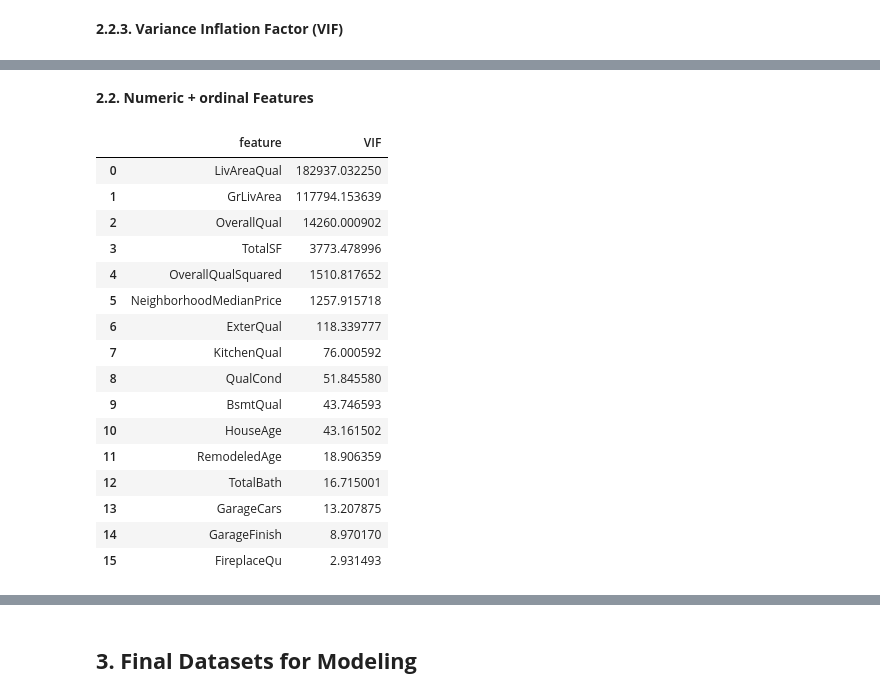
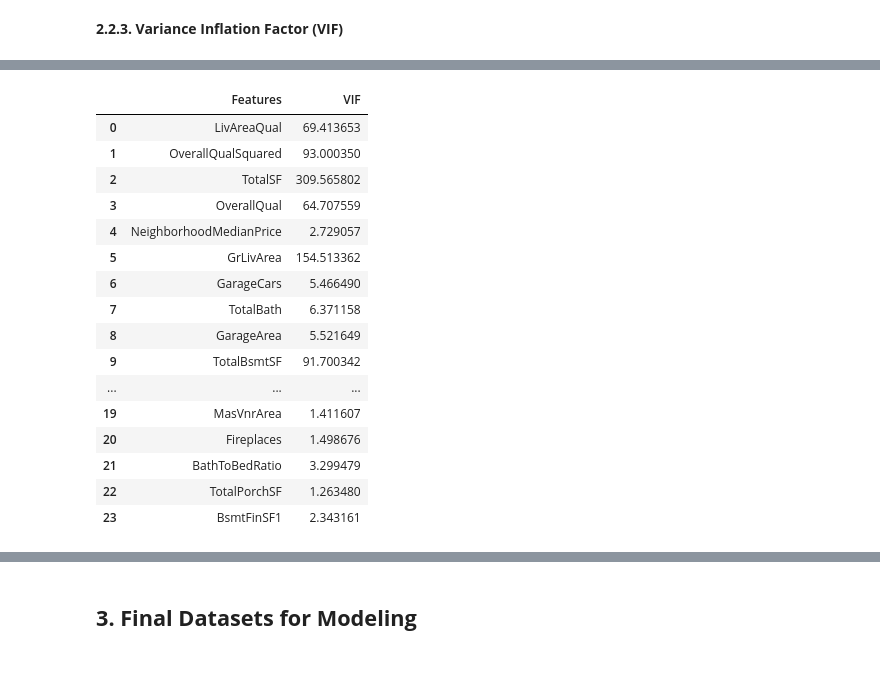
Before and after one commit to annugit1655/Real-Estate-Price-Prediction, a Jupyter notebook: Real-Estate-Price-Prediction/notebooks/02-Preprocessing-&-Feature-Engg.ipynb, the cells around one changed output, grey strips where cells are left out. Saved outputs shown, nothing was run; the diff lists cells and outputs as text; code cells hidden in the pictures; blank space fills up the shorter version.

```diff
--- a/Real-Estate-Price-Prediction/notebooks/02-Preprocessing-&-Feature-Engg.ipynb
+++ b/Real-Estate-Price-Prediction/notebooks/02-Preprocessing-&-Feature-Engg.ipynb
@@ -737,8 +768,8 @@ def compute_vif(df):
 
     # create dataframe to store vif values
     vif = pd.DataFrame()
-    vif["Variable"] = d.columns
+    vif["Features"] = d.columns
     vif["VIF"] = [variance_inflation_factor(d.values, i) for i in range(d.shape[1])]
-    vif = vif[vif['Variable']!='intercept']
+    vif = vif[vif['Features']!='intercept']
     return vif
-# Criterion: Remove variables with VIF >= 5.0
+# Criterion: Remove variables with VIF >= 10.0
@@ -792,2 +779,0 @@ year_remove = [col for col in year_var if col not in year_features] # Remove 'Ga
-# %% [markdown]
-**2.2. Numeric + ordinal Features**
@@ -804,23 +780,21 @@ new_selected_features = [feat for feat in selected_num_ordinal_features if feat
-# %%
-vif_data = filter_by_vif(train_df, new_selected_features)
-vif_df = vif_data.sort_values('VIF', ascending=False, ignore_index=True)
-vif_df
-#vif_df[vif_df['VIF'] < 10]
-# %% [output]
-|  | feature | VIF |
-| 0 | LivAreaQual | 182937.032250 |
-| 1 | GrLivArea | 117794.153639 |
-| 2 | OverallQual | 14260.000902 |
-| 3 | TotalSF | 3773.478996 |
-| 4 | OverallQualSquared | 1510.817652 |
-| 5 | NeighborhoodMedianPrice | 1257.915718 |
-| 6 | ExterQual | 118.339777 |
-| 7 | KitchenQual | 76.000592 |
-| 8 | QualCond | 51.845580 |
-| 9 | BsmtQual | 43.746593 |
-| 10 | HouseAge | 43.161502 |
-| 11 | RemodeledAge | 18.906359 |
-| 12 | TotalBath | 16.715001 |
-| 13 | GarageCars | 13.207875 |
-| 14 | GarageFinish | 8.970170 |
-| 15 | FireplaceQu | 2.931493 |
+# %%
+selected_num_cols = scores_df[scores_df['Eta_Squared'] > 0.14]['Feature'].tolist()
+compute_vif(train_pro[selected_num_cols])
+# %% [output]
+|  | Features | VIF |
+| 0 | LivAreaQual | 69.413653 |
+| 1 | OverallQualSquared | 93.000350 |
+| 2 | TotalSF | 309.565802 |
+| 3 | OverallQual | 64.707559 |
+| 4 | NeighborhoodMedianPrice | 2.729057 |
+| 5 | GrLivArea | 154.513362 |
+| 6 | GarageCars | 5.466490 |
+| 7 | TotalBath | 6.371158 |
+| 8 | GarageArea | 5.521649 |
+| 9 | TotalBsmtSF | 91.700342 |
+| ... | ... | ... |
+| 19 | MasVnrArea | 1.411607 |
+| 20 | Fireplaces | 1.498676 |
+| 21 | BathToBedRatio | 3.299479 |
+| 22 | TotalPorchSF | 1.263480 |
+| 23 | BsmtFinSF1 | 2.343161 |
```
Also changed, not shown: parts of 24 cells of this notebook.
